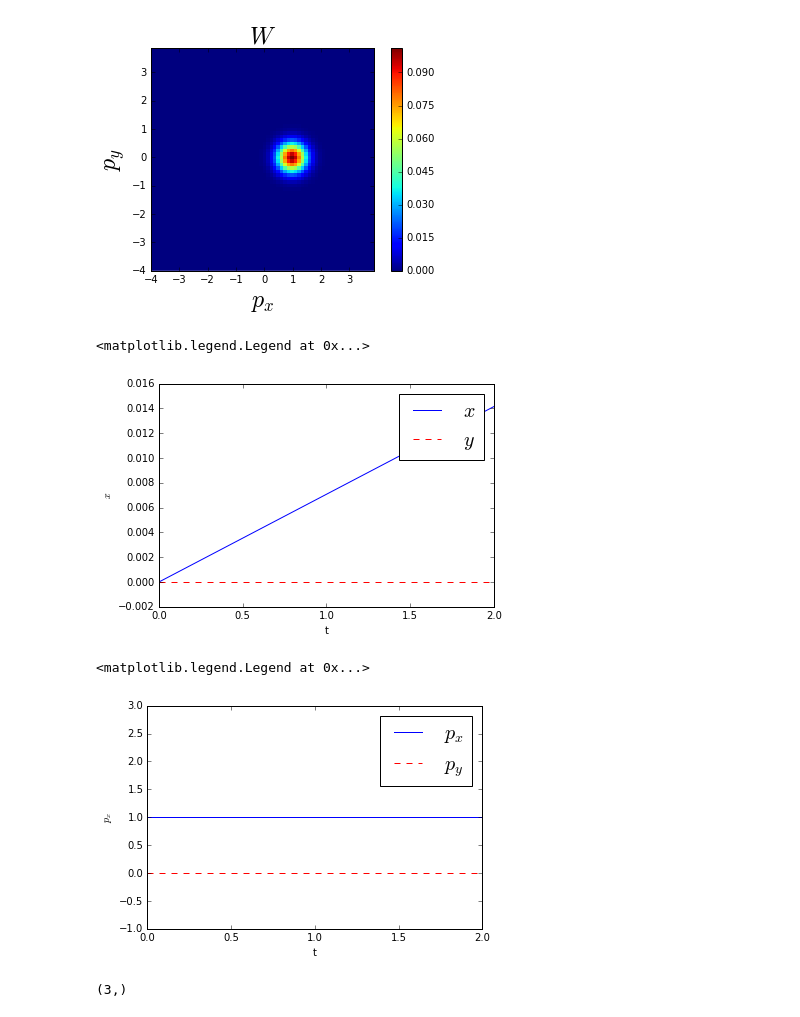
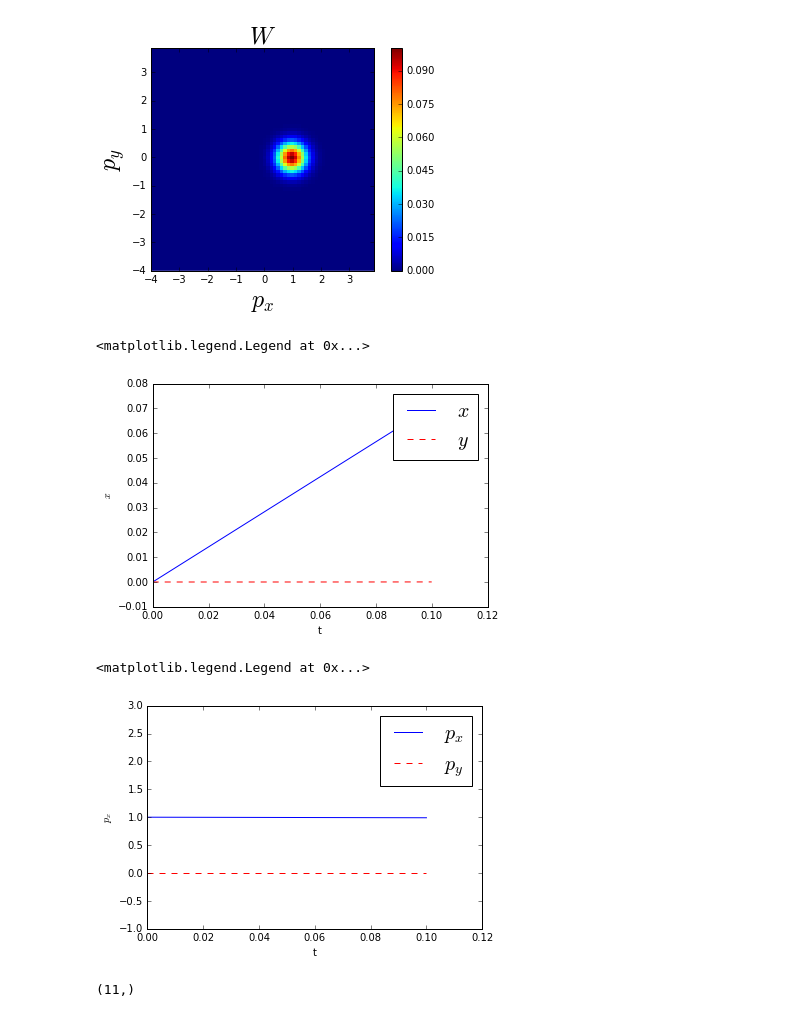
Before and after one commit to cabrer7/PyWignerCUDA2, a Jupyter notebook: instances/WignerDirac4D_64_64/LinearX.ipynb, the cells around one changed output. Saved outputs shown, nothing was run; the diff lists cells and outputs as text; code cells hidden in the pictures.

```diff
--- a/instances/WignerDirac4D_64_64/LinearX.ipynb
+++ b/instances/WignerDirac4D_64_64/LinearX.ipynb
@@ -33,7 +33,7 @@ class frame( GPU_WignerDirac4D ):
 
         self.skipFrames = 1
         self.dt         =   0.01
-        self.timeSteps  =   2
+        self.timeSteps  =   10
 
         # Phase space window
         self.p_y_amplitude = 4.          #axis 0
@@ -55,12 +55,13 @@ class frame( GPU_WignerDirac4D ):
         self.omega_x = 1.
         self.omega_y = 1.
 
-        self.kineticString  = '0.5*(p_x*p_x  + p_y*p_y)/{mass}'.format(mass=self.mass)
+        #self.kineticString  = '0.5*(p_x*p_x  + p_y*p_y)/{mass}'.format(mass=self.mass)
 
-        self.potential_0_String  = '0.25*x'
+        self.potential_0_String  = '0.1*x'
         self.potential_1_String  = 'x*0'
         self.potential_2_String  = 'x*0'
 
+        self.D_potential_0_String  = '0.1'
         # Dephasing
         self.D_theta_x  = 0.0001
         self.D_theta_y  = 0.0001
@@ -282,28 +290,28 @@ plt.colorbar()
 <matplotlib.colorbar.Colorbar at 0x...>
 [figure]
 # %%
-plt.plot( instance.average_x  , label="$x$")
-plt.plot( instance.average_y  ,'r--', label="$y$")
+plt.plot( instance.timeRange, instance.average_x  , label="$x$")
+plt.plot( instance.timeRange, instance.average_y  ,'r--', label="$y$")
 plt.ylabel("$x$")
 plt.xlabel("t")
 plt.legend(fontsize=20)
 # %% [output]
 <matplotlib.legend.Legend at 0x...>
-[figure, old version]
+[figure, new version]
 # %%
-plt.plot( instance.average_p_x , label="$p_x$")
-plt.plot( instance.average_p_y ,'r--', label="$p_y$")
+plt.plot( instance.timeRange, instance.average_p_x , label="$p_x$")
+plt.plot( instance.timeRange, instance.average_p_y ,'r--', label="$p_y$")
 plt.ylabel("$p_x$")
 plt.xlabel("t")
 plt.ylim(-1,3)
 plt.legend(fontsize=20)
 # %% [output]
 <matplotlib.legend.Legend at 0x...>
-[figure, old version]
+[figure, new version]
 # %%
 instance.average_x.shape
 # %% [output]
-(3,)
+(11,)
 # %%
 print 'initial velocity x = ', 2/np.sqrt( 1 + 2**2 + 2**2  )
 
```
Also changed, not shown: parts of 13 cells of this notebook.
